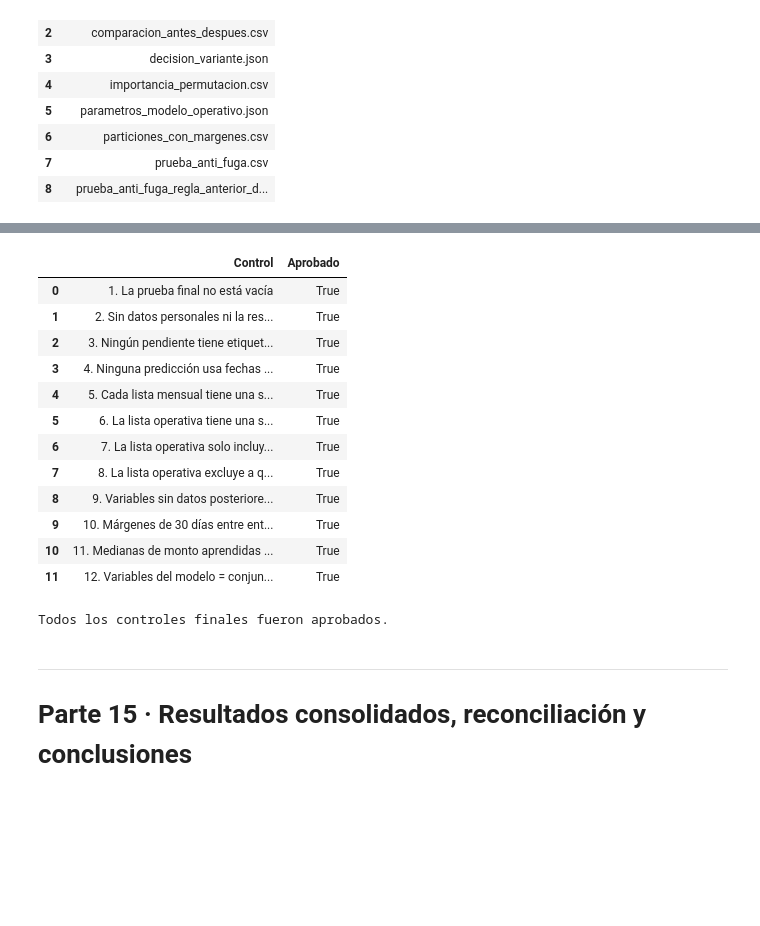
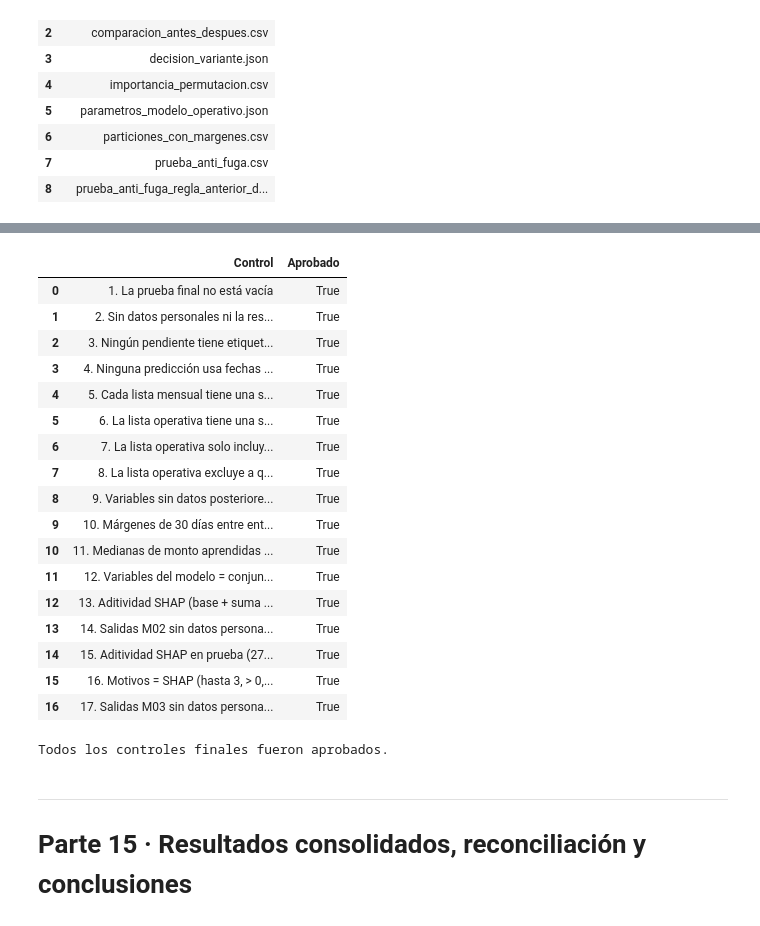
Before and after one commit to CralosMejia/ProyectoMIA, a Jupyter notebook: Notebookes/MVP.ipynb, the cells around one changed output, grey strips where cells are left out. Cells and saved outputs as stored; diff of their text form; code cells hidden in the pictures; blank space fills up the shorter version.

```diff
--- a/Notebookes/MVP.ipynb
+++ b/Notebookes/MVP.ipynb
@@ -3689,6 +4961,8 @@ print(f"Modelo operativo ({modelo_seleccionado_nombre}, variables: {CONJUNTO_ELE
 # 5) Lista operativa: una fila por socio, ordenada por riesgo y con su explicación
 a_priorizar = cartera.loc[~cartera["ya_renovo"]].copy()
 a_priorizar["probabilidad_no_renovacion"] = modelo_operativo.predict_proba(a_priorizar[VARIABLES_MODELO])[:, 1]
+# M03: antes de cambiar el método se guardan los motivos del método anterior (sustitución) para compararlos
+a_priorizar["factores_antes_m03"] = factores_por_sustitucion(modelo_operativo, a_priorizar[VARIABLES_MODELO])
 a_priorizar["factores_principales"], aportes_operativa = factores_principales(modelo_operativo, a_priorizar[VARIABLES_MODELO])
 a_priorizar["nivel_riesgo"] = a_priorizar["probabilidad_no_renovacion"].apply(nivel_riesgo)
 a_priorizar["socio_anonimo"] = a_priorizar["socio_id"].apply(id_anonimo)
@@ -3841,6 +5350,7 @@ parametros_operativos = {
                                                 "general": float(mediana_general)},
     "referencia_factores": {k: (float(v) if isinstance(v, (int, float, np.number)) else str(v)) for k, v in REFERENCIA.items()},
     "referencia_factores_periodo": f"vencimientos del {train['fecha_fin'].min().date()} al {train['fecha_fin'].max().date()} (conjunto de entrenamiento)",
+    "metodo_factores": "shap",      # M03: los motivos se calculan con SHAP; la referencia queda solo por compatibilidad
     "cartera_septiembre": {r["Concepto"].strip(" −"): int(r["Cantidad"]) for _, r in resumen_cartera.iterrows()},
     "fecha_corte_datos": str(fecha_corte_datos.date()),
 }
@@ -3913,33 +5428,65 @@ errores_cartera = comprobar_consistencia(list(a_priorizar.index), a_priorizar, m
 controles.append((f"9. Variables sin datos posteriores a T−30 ({len(a_priorizar)} ciclos de la cartera de septiembre)",
                   diferencias_cartera.empty and not errores_cartera))
 controles.append(("10. Márgenes de 30 días entre entrenamiento, validación y prueba",
                   bool(train["fecha_fin"].max() + pd.Timedelta(days=DIAS_MARGEN) < validation["fecha_fin"].min()
                        and validation["fecha_fin"].max() + pd.Timedelta(days=DIAS_MARGEN) < test["fecha_fin"].min())))
 m_plan_ctrl, m_gen_ctrl = medianas_de_entrenamiento(alterado)
 controles.append(("11. Medianas de monto aprendidas solo con entrenamiento",
                   bool(m_plan_ctrl.equals(mediana_por_plan) and m_gen_ctrl == mediana_general)))
 controles.append(("12. Variables del modelo = conjunto elegido en la Sección 12.11",
                   VARIABLES_MODELO == elegido["variables"]
                   and list(modelo_operativo.named_steps["preparacion"].feature_names_in_) == VARIABLES_MODELO))
 
+# 13–14. Mejora M02 (Sección 12.12): aditividad SHAP y salidas sin datos personales
+controles.append(("13. Aditividad SHAP (base + suma de aportes = probabilidad, error < 1e-6, 247 casos)",
+                  bool(error_aditividad_m02 < 1e-6 and len(shap_m02) == 247)))
+csv_m02 = pd.read_csv(CARPETA_M02 / "m02_shap_validacion.csv")
+controles.append(("14. Salidas M02 sin datos personales (salidas visibles, figuras, CSV y resumen)",
+                  bool(privacidad_m02_ok and set(csv_m02.columns) <= COLUMNAS_PERMITIDAS_M02
+                       and not RE_CODIGO_M02.search((CARPETA_M02 / "resumen_m02.md").read_text(encoding="utf-8")))))
+
+# 15–17. Mejora M03: aditividad SHAP en prueba y lista, motivos = SHAP sin mes_vencimiento, salidas sin datos personales
+controles.append(("15. Aditividad SHAP en prueba (277) y en la lista de septiembre (57), error < 1e-6",
+                  bool(exp_test_m03["error"] < 1e-6 and len(shap_test_m03) == 277
+                       and explicar_shap(modelo_operativo, lista_m03[VARIABLES_MODELO])["error"] < 1e-6
+                       and len(shap_lista_m03) == 57)))
+motivos_recalculados = textos_factores(aportes_individuales(modelo_operativo, a_priorizar[VARIABLES_MODELO]),
+                                       a_priorizar[VARIABLES_MODELO])
+controles.append(("16. Motivos = SHAP (hasta 3, > 0,005) y nunca mes_vencimiento",
+                  bool(motivos_recalculados.equals(a_priorizar["factores_principales"])
+                       and "mes_vencimiento" not in aportes_operativa.columns
+                       and "mes_vencimiento" not in aportes_lista.columns
+                       and not lista_septiembre["factores principales"].str.contains("Mes de vencimiento|mes_vencimiento").any()
+                       and not ciclos_para_lista["factores_principales"].str.contains("Mes de vencimiento|mes_vencimiento").any()
+                       and (lista_septiembre["factores principales"].str.count("; ") <= 2).all())))
+controles.append(("17. Salidas M03 sin datos personales (salidas visibles, figuras, CSV, resumen y contrato)",
+                  bool(privacidad_m03_ok and csv_m03_ok()
+                       and not RE_CODIGO_M02.search((CARPETA_M03 / "resumen_m03.md").read_text(encoding="utf-8"))
+                       and not RE_CODIGO_M02.search((CARPETA_M03 / "m03_contrato_motivos_shap.md").read_text(encoding="utf-8")))))
+
 tabla_controles = pd.DataFrame(controles, columns=["Control", "Aprobado"])
 display(tabla_controles)
 assert tabla_controles["Aprobado"].all(), "Algún control falló: revisar antes de usar los resultados."
 print("Todos los controles finales fueron aprobados.")
 # %% [output]
 |  | Control | Aprobado |
 | 0 | 1. La prueba final no está vacía | True |
 | 1 | 2. Sin datos personales ni la res... | True |
 | 2 | 3. Ningún pendiente tiene etiquet... | True |
 | 3 | 4. Ninguna predicción usa fechas ... | True |
 | 4 | 5. Cada lista mensual tiene una s... | True |
 | 5 | 6. La lista operativa tiene una s... | True |
 | 6 | 7. La lista operativa solo incluy... | True |
 | 7 | 8. La lista operativa excluye a q... | True |
 | 8 | 9. Variables sin datos posteriore... | True |
 | 9 | 10. Márgenes de 30 días entre ent... | True |
 | 10 | 11. Medianas de monto aprendidas ... | True |
 | 11 | 12. Variables del modelo = conjun... | True |
+| 12 | 13. Aditividad SHAP (base + suma ... | True |
+| 13 | 14. Salidas M02 sin datos persona... | True |
+| 14 | 15. Aditividad SHAP en prueba (27... | True |
+| 15 | 16. Motivos = SHAP (hasta 3, > 0,... | True |
+| 16 | 17. Salidas M03 sin datos persona... | True |
 Todos los controles finales fueron aprobados.
 # %% [markdown]
 ---
```
Also changed, not shown: parts of 38 cells of this notebook.
